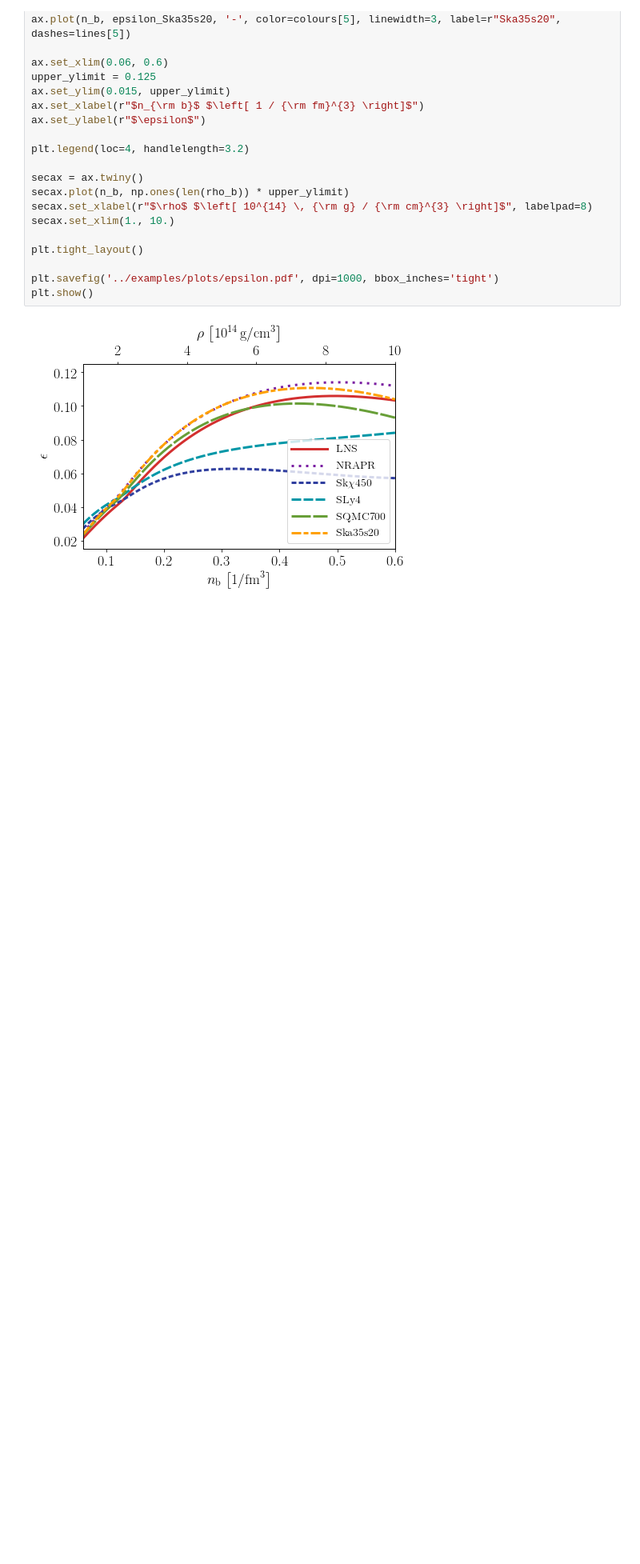
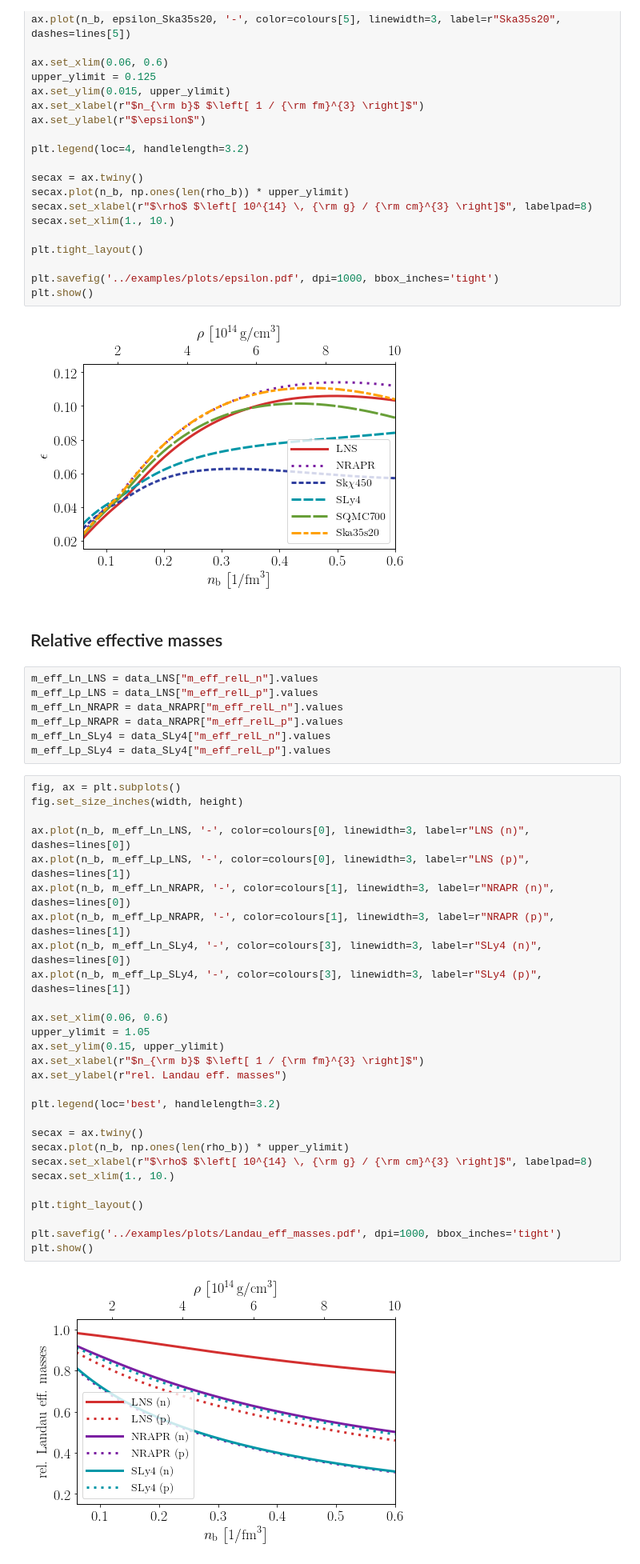
Before and after one commit to vanessagraber/NS_EoS, a Jupyter notebook: examples/plotting_results.ipynb, the cells around one changed output. Shown: that part at 80% size. Saved outputs shown, nothing was run; the diff lists cells and outputs as text; blank space fills up the shorter version.

Commit message:
Adding data and plots for the Landau effective masses for three of the example EoSs.

```diff
--- a/examples/plotting_results.ipynb
+++ b/examples/plotting_results.ipynb
@@ -449,3 +449,42 @@ plt.savefig('../examples/plots/epsilon.pdf', dpi=1000, bbox_inches='tight')
 plt.show()
 # %% [output]
 [figure]
+# %% [markdown]
+## Relative effective masses
+# %%
+m_eff_Ln_LNS = data_LNS["m_eff_relL_n"].values
+m_eff_Lp_LNS = data_LNS["m_eff_relL_p"].values
+m_eff_Ln_NRAPR = data_NRAPR["m_eff_relL_n"].values
+m_eff_Lp_NRAPR = data_NRAPR["m_eff_relL_p"].values
+m_eff_Ln_SLy4 = data_SLy4["m_eff_relL_n"].values
+m_eff_Lp_SLy4 = data_SLy4["m_eff_relL_p"].values
+# %%
+fig, ax = plt.subplots()
+fig.set_size_inches(width, height)
+
+ax.plot(n_b, m_eff_Ln_LNS, '-', color=colours[0], linewidth=3, label=r"LNS (n)", dashes=lines[0])
+ax.plot(n_b, m_eff_Lp_LNS, '-', color=colours[0], linewidth=3, label=r"LNS (p)", dashes=lines[1])
+ax.plot(n_b, m_eff_Ln_NRAPR, '-', color=colours[1], linewidth=3, label=r"NRAPR (n)", dashes=lines[0])
+ax.plot(n_b, m_eff_Lp_NRAPR, '-', color=colours[1], linewidth=3, label=r"NRAPR (p)", dashes=lines[1])
+ax.plot(n_b, m_eff_Ln_SLy4, '-', color=colours[3], linewidth=3, label=r"SLy4 (n)", dashes=lines[0])
+ax.plot(n_b, m_eff_Lp_SLy4, '-', color=colours[3], linewidth=3, label=r"SLy4 (p)", dashes=lines[1])
+
+ax.set_xlim(0.06, 0.6)
+upper_ylimit = 1.05
+ax.set_ylim(0.15, upper_ylimit)
+ax.set_xlabel(r"$n_{\rm b}$ $\left[ 1 / {\rm fm}^{3} \right]$")
+ax.set_ylabel(r"rel. Landau eff. masses")
+
+plt.legend(loc='best', handlelength=3.2)
+
+secax = ax.twiny()
+secax.plot(n_b, np.ones(len(rho_b)) * upper_ylimit)
+secax.set_xlabel(r"$\rho$ $\left[ 10^{14} \, {\rm g} / {\rm cm}^{3} \right]$", labelpad=8)
+secax.set_xlim(1., 10.)
+
+plt.tight_layout()
+
+plt.savefig('../examples/plots/Landau_eff_masses.pdf', dpi=1000, bbox_inches='tight')
+plt.show()
+# %% [output]
+[figure, added]
```
Also changed, not shown: parts of 1 cell of this notebook, 15 other files.
